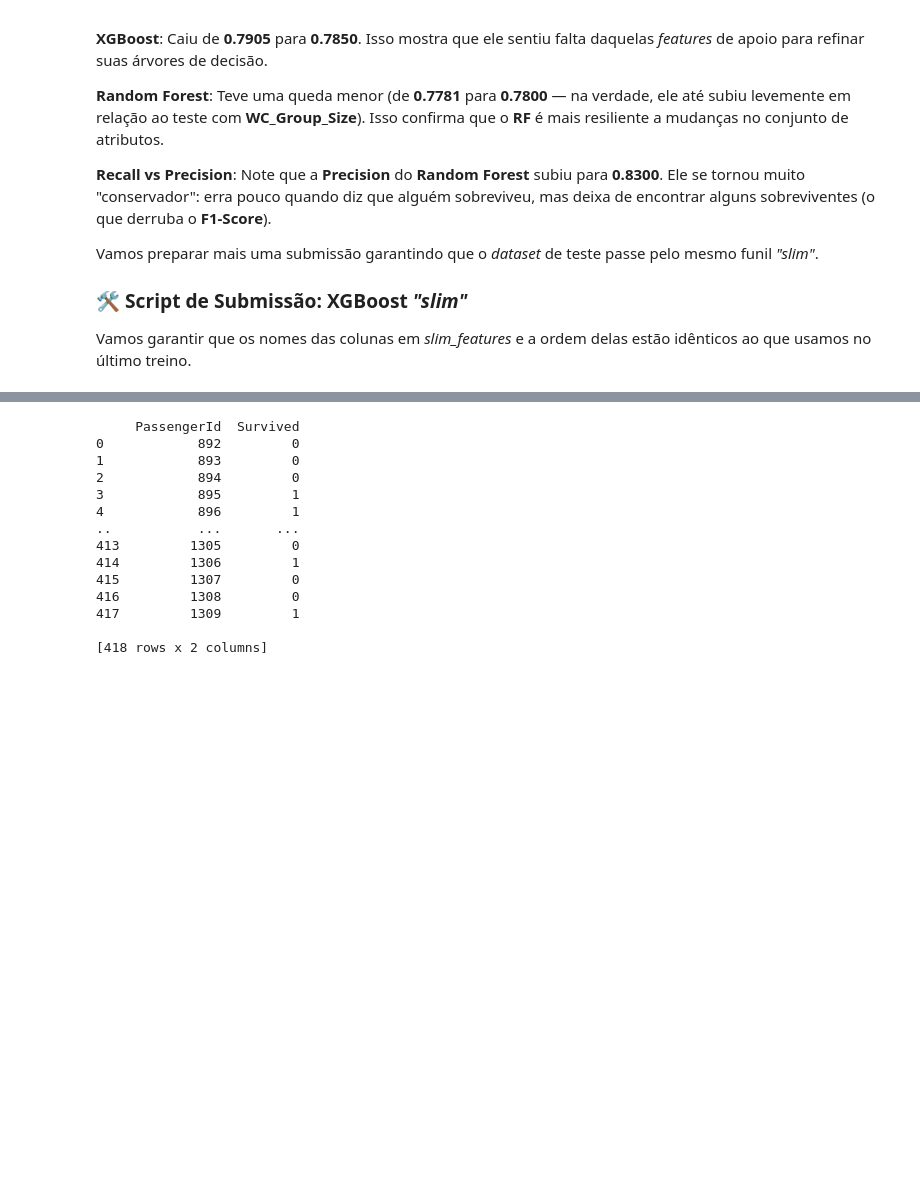
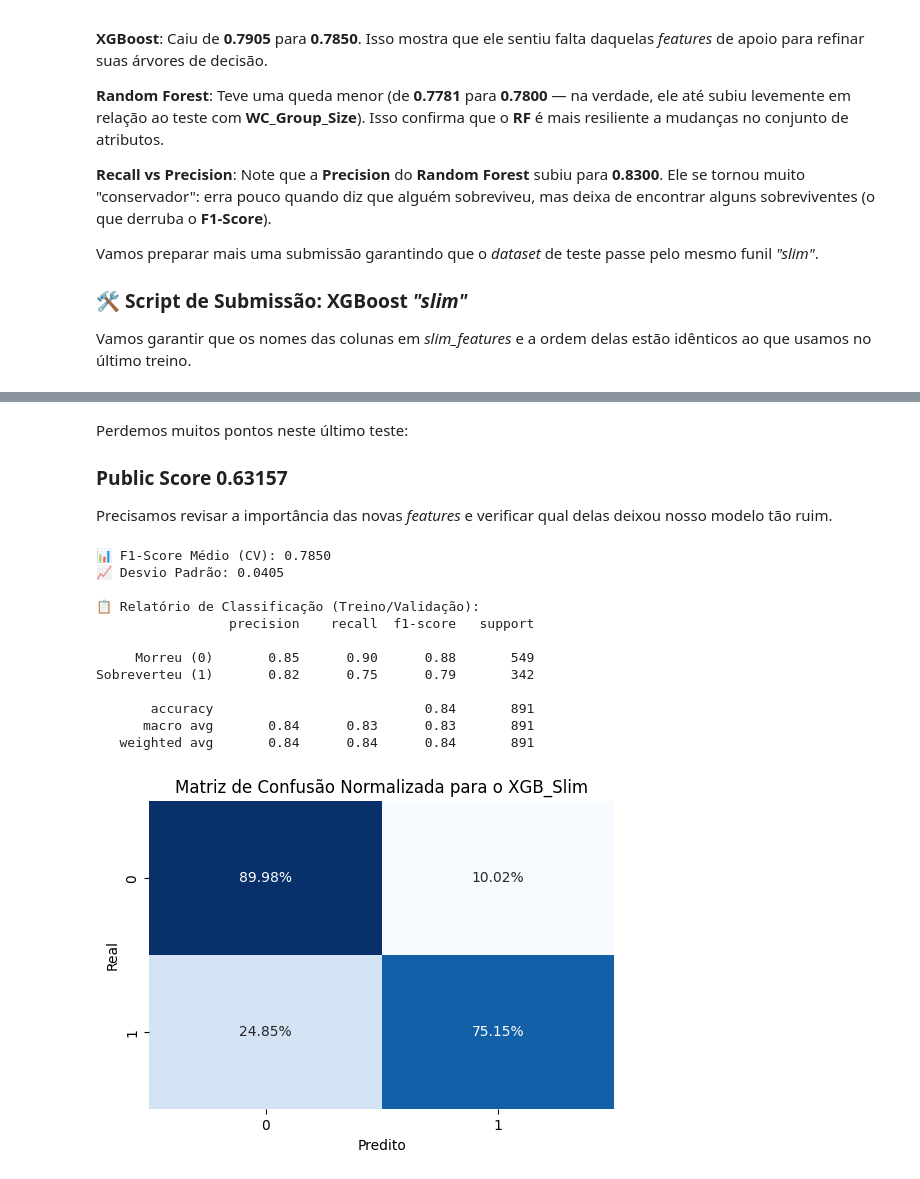
Before and after one commit to zehclaudio/Kaggle, a Jupyter notebook: titanic-tutorial-pipelines-and-ensemble.ipynb, the cells around one changed output, grey strips where cells are left out. Drawn from its saved outputs; the diff is of its cells as text; code cells hidden in the pictures; blank space fills up the shorter version.

```diff
--- a/titanic-tutorial-pipelines-and-ensemble.ipynb
+++ b/titanic-tutorial-pipelines-and-ensemble.ipynb
@@ -5091,7 +5091,7 @@ slim_features = [
 ]
 
 # Dataset de treino reduzido
-X_train_slim = df_test_surname[slim_features]
+X_train_slim = df_test_surname[slim_features].astype(float)
 
 print(f"✅ Treinando com {len(slim_features)} colunas estratégicas.")
 # %% [output]
@@ -5187,19 +5215,42 @@ print(f"Colunas utilizadas: {slim_features}")
 🚀 Arquivo 'submission_xgboost_slim.csv' pronto para o upload!
 Colunas utilizadas: ['Sex', 'Title', 'WC_Group_Size', 'Pclass', 'Fare', 'Age', 'FamilySize', 'Fare_Bin', 'Embarked']
-# %%
-print(submission)
-# %% [output]
-     PassengerId  Survived
-0            892         0
-1            893         0
-2            894         0
-3            895         1
-4            896         1
-..           ...       ...
-413         1305         0
-414         1306         1
-415         1307         0
-416         1308         0
-417         1309         1
-
-[418 rows x 2 columns]
+# %% [markdown]
+Perdemos muitos pontos neste último teste:
+
+### Public Score 0.63157
+
+Precisamos revisar a importância das novas *features* e verificar qual delas deixou nosso modelo tão ruim.
+# %%
+# Validação Cruzada (A prova de fogo)
+cv_scores = cross_val_score(xgb_slim, X_train_slim, y_bruto, cv=5, scoring='f1')
+
+print(f"📊 F1-Score Médio (CV): {cv_scores.mean():.4f}")
+print(f"📈 Desvio Padrão: {cv_scores.std():.4f}")
+
+# Relatório de Classificação Completo
+y_pred_cv = cross_val_predict(xgb_slim, X_train_slim, y_bruto, cv=5)
+
+print("\n📋 Relatório de Classificação (Treino/Validação):")
+print(classification_report(y_bruto, y_pred_cv, target_names=['Morreu (0)', 'Sobreverteu (1)']))
+
+# Matriz de Confusão para ver "quem é quem"
+plt.figure(figsize=(6, 4))
+sns.heatmap(confusion_matrix(y_bruto, y_pred_cv, normalize='true'), annot=True, fmt='.2%', cmap='Blues', cbar=False)
+plt.xlabel('Predito')
+plt.ylabel('Real')
+plt.title('Matriz de Confusão Normalizada para o XGB_Slim')
+plt.show()
+# %% [output]
+📊 F1-Score Médio (CV): 0.7850
+📈 Desvio Padrão: 0.0405
+
+📋 Relatório de Classificação (Treino/Validação):
+                 precision    recall  f1-score   support
+
+     Morreu (0)       0.85      0.90      0.88       549
+Sobreverteu (1)       0.82      0.75      0.79       342
+
+       accuracy                           0.84       891
+      macro avg       0.84      0.83      0.83       891
+   weighted avg       0.84      0.84      0.84       891
+[figure, added]
```
Also changed, not shown: parts of 5 cells of this notebook.
